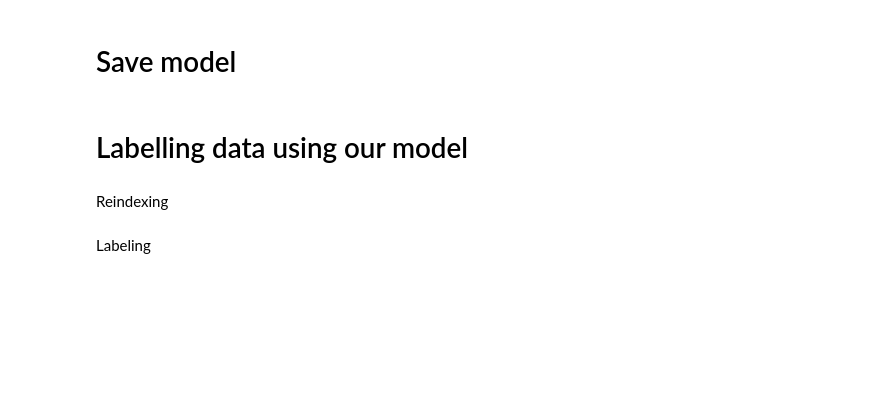
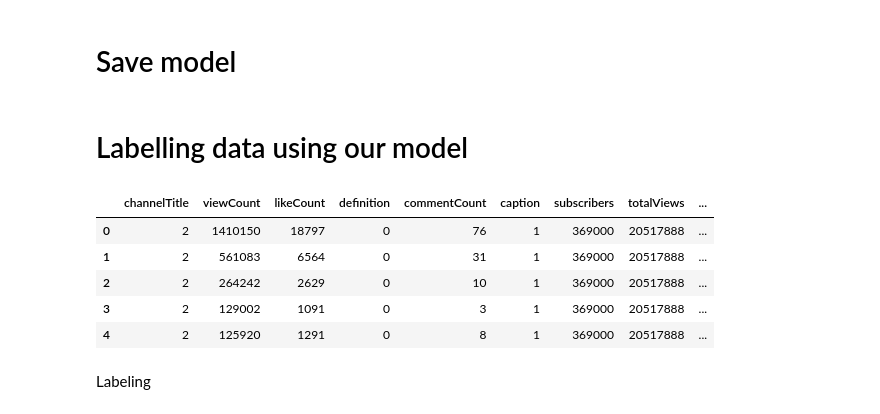
Before and after one commit to mhaln3mi/Youtube-content-quality-classification, a Jupyter notebook: code.ipynb, the cells around one changed output. Saved outputs shown, nothing was run; the diff lists cells and outputs as text; code cells hidden in the pictures; blank space fills up the shorter version.

```diff
--- a/code.ipynb
+++ b/code.ipynb
@@ -114,12 +132,15 @@ df['description length'] = df['description'].apply(lambda x: 0 if x is np.nan el
 
 dff['title length'] = dff['title'].apply(lambda x: 0 if x is np.nan else len(x))
 dff['description length'] = dff['description'].apply(lambda x: 0 if x is np.nan else len(x))
+# %%
+new_cols = ["channelTitle","viewCount",'likeCount','definition','commentCount','caption','subscribers','totalViews','totalVideos','avg polarity score','pushblishYear','durationSecs','tagCount','title length','description length']
+dff=dff[new_cols]
+#or
+dff=dff.reindex(columns=new_cols)
 # %% [markdown]
 Dropping columns we wont use
 # %%
 df = df.drop(['Unnamed: 0', 'description', 'title', 'publishedAt', 'duration', 'favouriteCount', 'video_id', 'tags'], axis=1)
-
-dff = dff.drop(['Unnamed: 0', 'description', 'title', 'publishedAt', 'duration', 'favouriteCount', 'video_id', 'tags'], axis=1)
 # %% [markdown]
 # EDA
 # %% [markdown]
@@ -323,5 +385,3 @@ import pickle
 pickle.dump(clf, open('LogRegModel', 'wb'))
 # %% [markdown]
 # Labelling data using our model
-# %% [markdown]
-Reindexing
@@ -333,3 +388,12 @@ Reindexing
+# %%
+dff.head()
+# %% [output]
+|  | channelTitle | viewCount | likeCount | definition | commentCount | caption | subscribers | totalViews | ... |
+| 0 | 2 | 1410150 | 18797 | 0 | 76 | 1 | 369000 | 20517888 | ... |
+| 1 | 2 | 561083 | 6564 | 0 | 31 | 1 | 369000 | 20517888 | ... |
+| 2 | 2 | 264242 | 2629 | 0 | 10 | 1 | 369000 | 20517888 | ... |
+| 3 | 2 | 129002 | 1091 | 0 | 3 | 1 | 369000 | 20517888 | ... |
+| 4 | 2 | 125920 | 1291 | 0 | 8 | 1 | 369000 | 20517888 | ... |
 # %% [markdown]
 Labeling
 # %%
```
Also changed, not shown: parts of 29 cells of this notebook, 4 other files.
